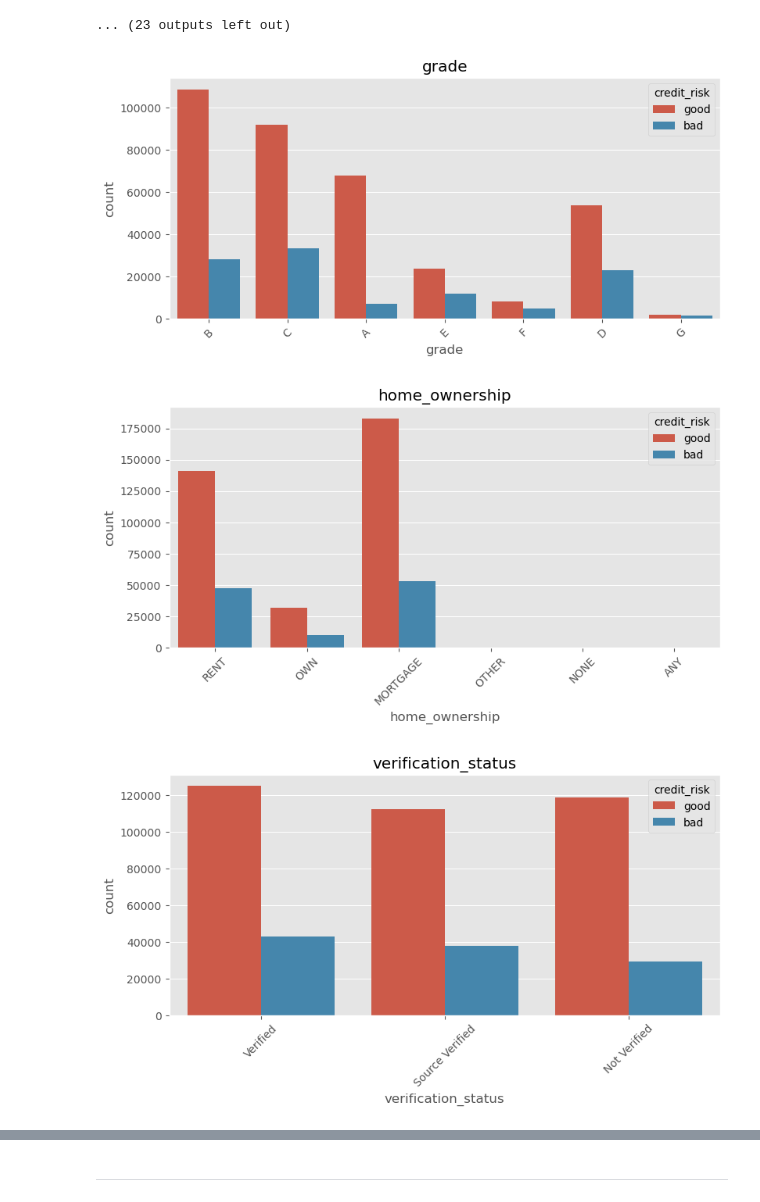
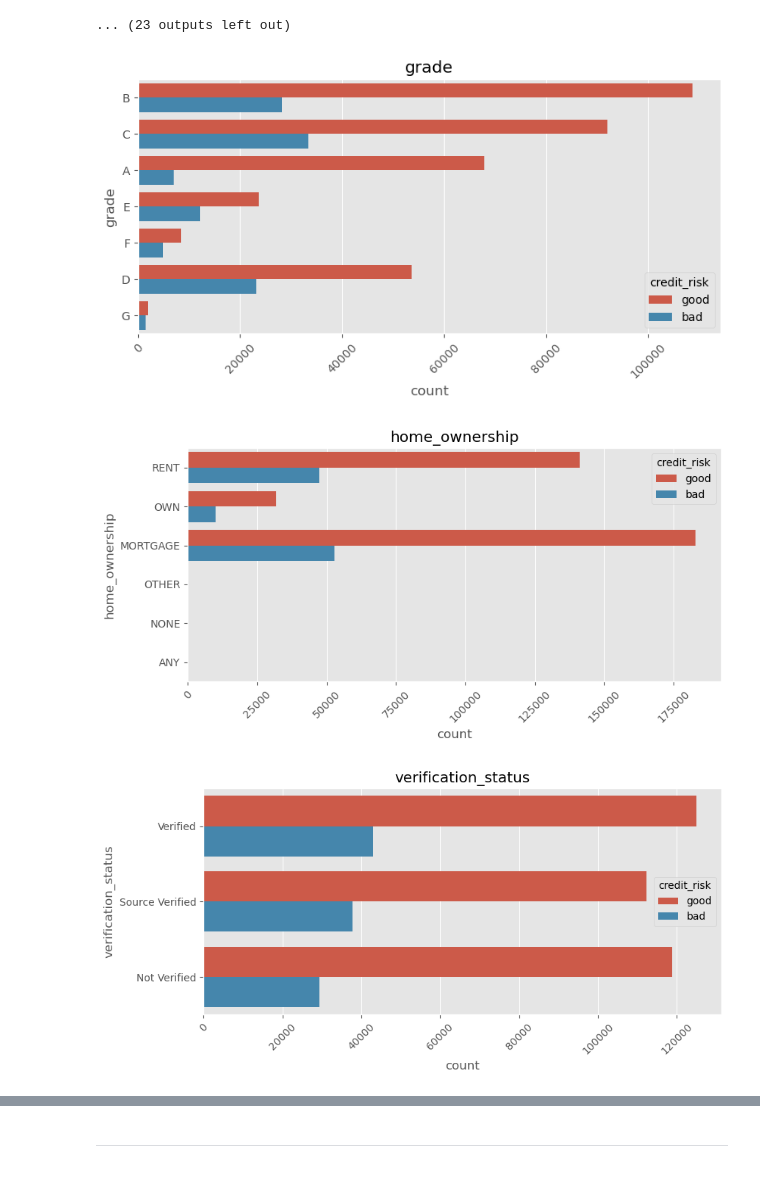
Before and after one commit to gitarga/Credit-Risk-Prediction, a Jupyter notebook: notebook.ipynb, the cells around one changed output, grey strips where cells are left out. Drawn from its saved outputs; the diff is of its cells as text; code cells hidden in the pictures.

```diff
--- a/notebook.ipynb
+++ b/notebook.ipynb
@@ -603,12 +603,12 @@ for column in df.select_dtypes(include=np.number).columns.to_list():
 # %%
 plt.style.use('ggplot')
 for column in cat_df:
     plt.figure(figsize=(20, 4))
     plt.subplot(121)
-    sns.countplot(x=df[column], hue=df['credit_risk'])
+    sns.countplot(y=df[column], hue=df['credit_risk'])
     plt.title(column)
     plt.xticks(rotation=45)
 # %% [output]
-[figure, old version]
+[figure, new version]
-[figure, old version]
+[figure, new version]
-[figure, old version]
+[figure, new version]
```
Also changed, not shown: parts of 3 cells of this notebook.
